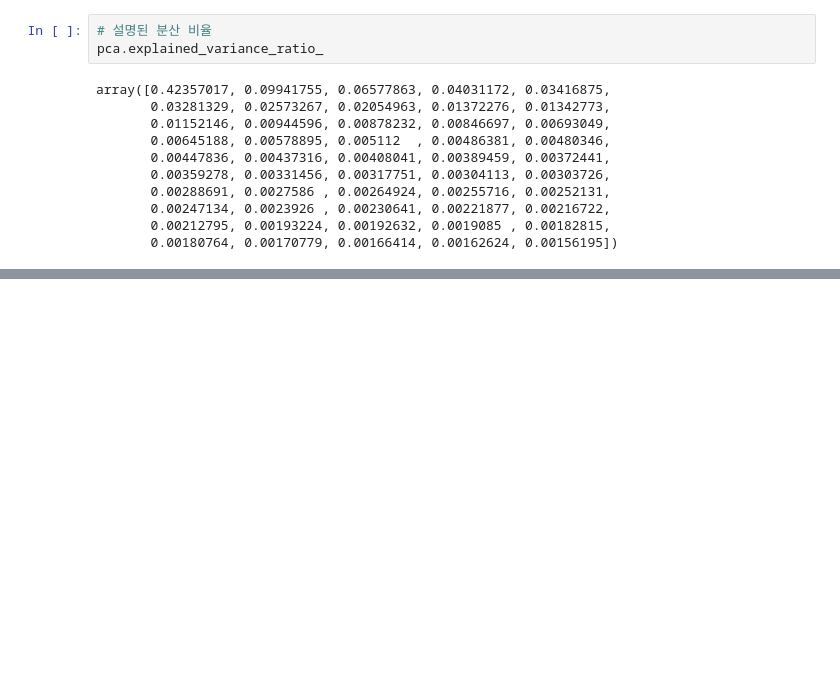
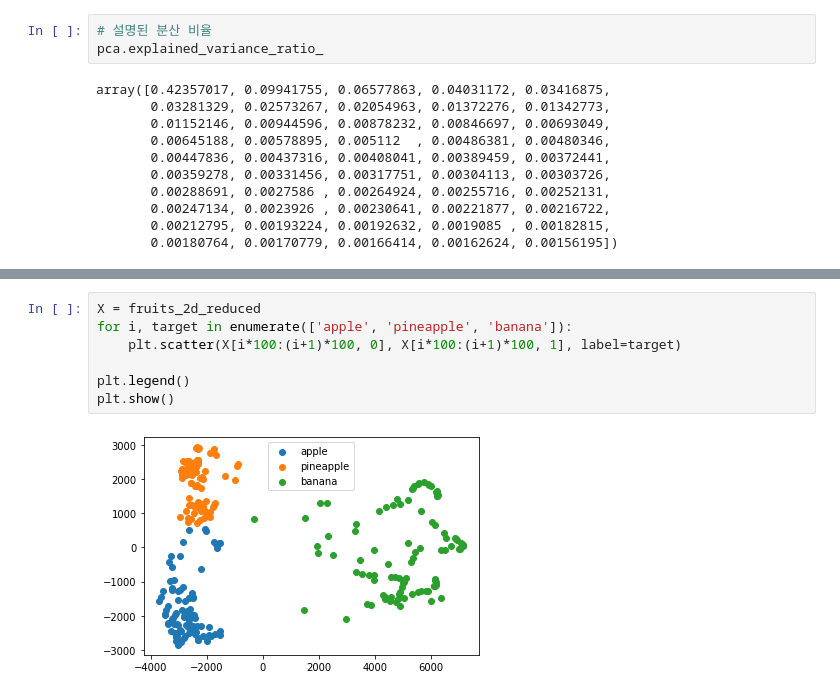
Before and after one commit to JakeOh/202011_itw_bd21, a Jupyter notebook: lab_ml/ml13_cluster.ipynb, the cells around one changed output, grey strips where cells are left out. Drawn from its saved outputs; the diff is of its cells as text; blank space fills up the shorter version.

```diff
--- a/lab_ml/ml13_cluster.ipynb
+++ b/lab_ml/ml13_cluster.ipynb
@@ -582,0 +654,9 @@ np.sum(pca.explained_variance_ratio_)
+# %%
+X = fruits_2d_reduced
+for i, target in enumerate(['apple', 'pineapple', 'banana']):
+    plt.scatter(X[i*100:(i+1)*100, 0], X[i*100:(i+1)*100, 1], label=target)
+
+plt.legend()
+plt.show()
+# %% [output]
+[figure, added]
```
Also changed, not shown: parts of 14 cells of this notebook.
